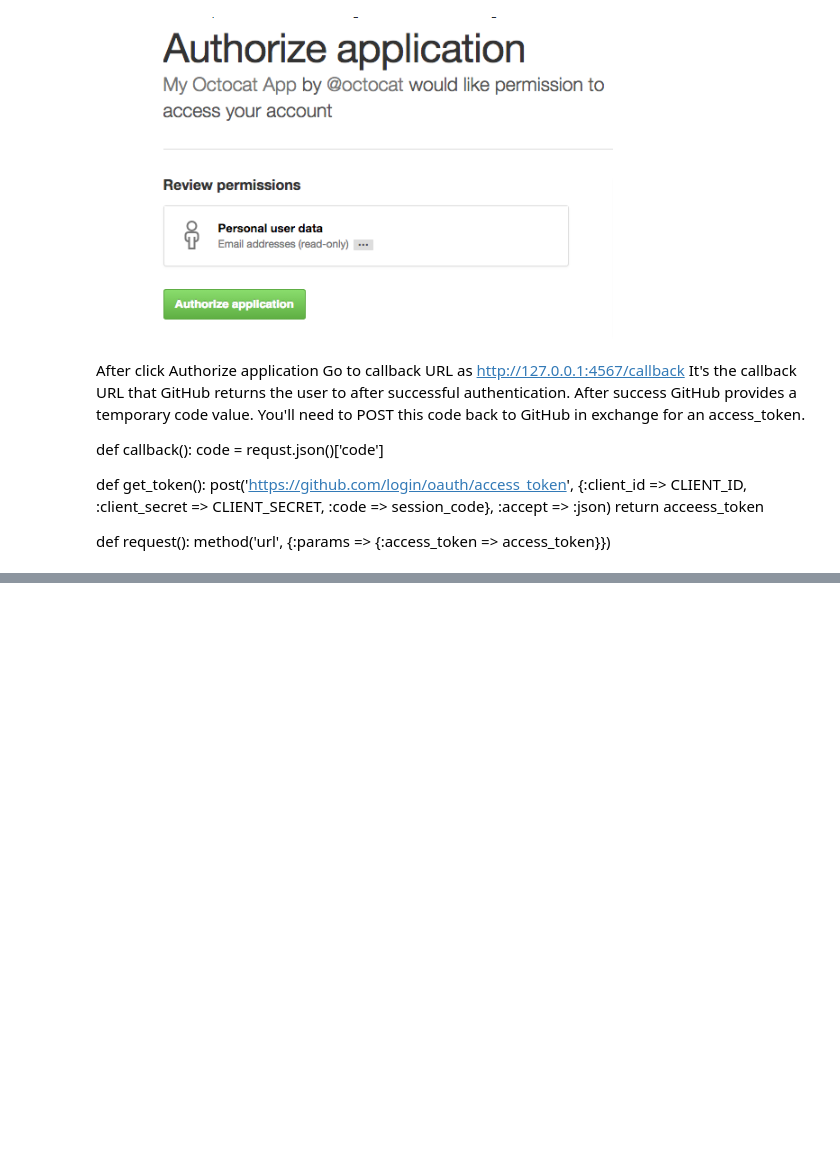
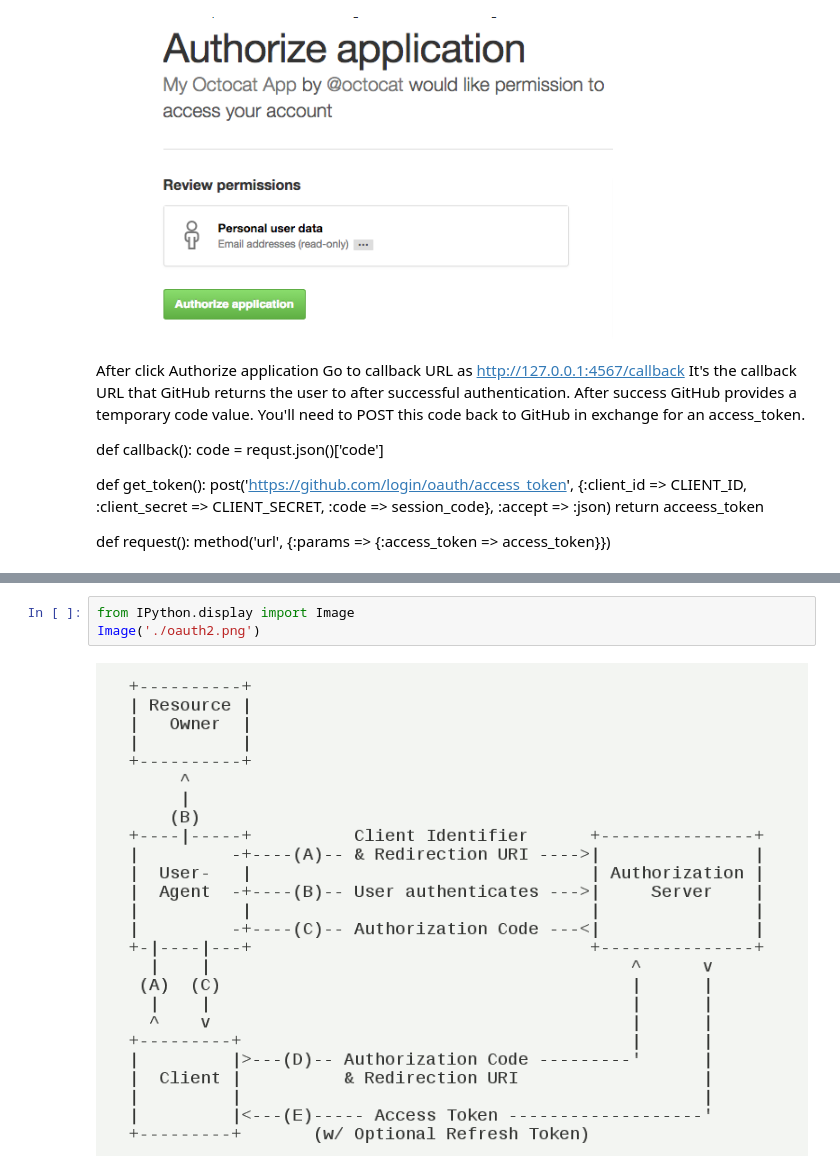
Before and after one commit to wangzelin007/python-for-everybody, a Jupyter notebook: 800_auth/804_github_app_client_secret.ipynb, the cells around one changed output, grey strips where cells are left out. Saved outputs shown, nothing was run; the diff lists cells and outputs as text; blank space fills up the shorter version.

```diff
--- a/800_auth/804_github_app_client_secret.ipynb
+++ b/800_auth/804_github_app_client_secret.ipynb
@@ -36,0 +56,5 @@ def request():
+# %%
+from IPython.display import Image
+Image('./oauth2.png')
+# %% [output]
+[figure, added]
```
Also changed, not shown: parts of 3 cells of this notebook, 3 other files.
